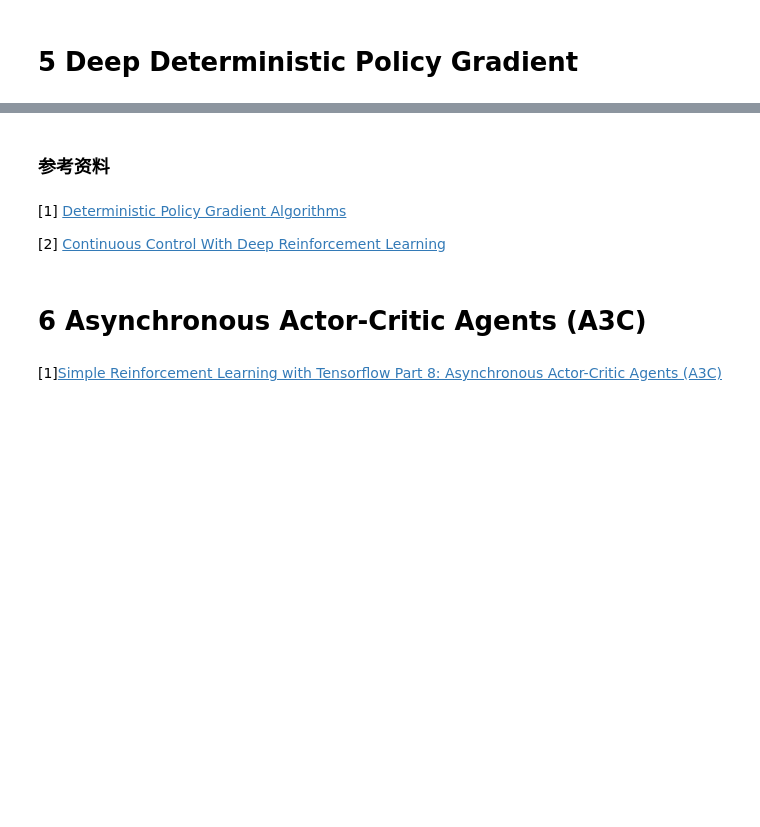
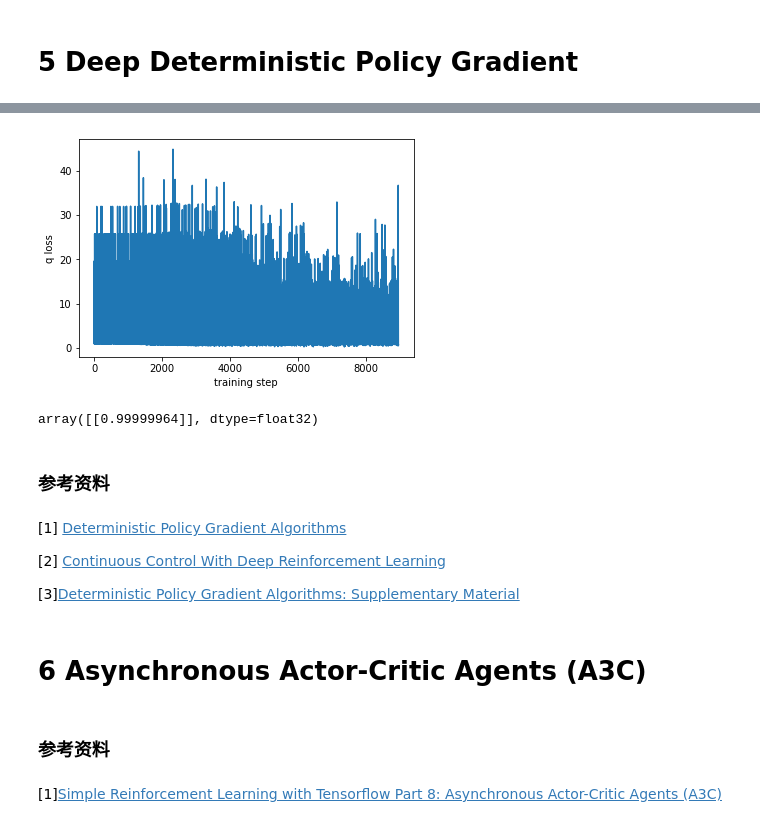
Before and after one commit to Wangjw6/research, a Jupyter notebook: ML/Others/Reinforcement Learning.ipynb, the cells around one changed output, grey strips where cells are left out. Drawn from its saved outputs; the diff is of its cells as text; code cells hidden in the pictures; blank space fills up the shorter version.

```diff
--- a/ML/Others/Reinforcement Learning.ipynb
+++ b/ML/Others/Reinforcement Learning.ipynb
@@ -1355,10 +1575,25 @@ print(sess_.run(model.Qs,feed_dict={model.state:[s]}))
+# %%
+plt.xlabel('training step')
+plt.ylabel('q loss')
+plt.plot(q_loss_set)
+plt.show()
+# %% [output]
+[figure, added]
+# %%
+a_output
+# %% [output]
+array([[0.99999964]], dtype=float32)
 # %% [markdown]
 ### 参考资料
 # %% [markdown]
 [1] [Deterministic Policy Gradient Algorithms](http://proceedings.mlr.press/v32/silver14.pdf)
 
 [2] [Continuous Control With Deep Reinforcement Learning](https://arxiv.org/pdf/1509.02971.pdf)
+
+[3][Deterministic Policy Gradient Algorithms: Supplementary Material](http://proceedings.mlr.press/v32/silver14-supp.pdf)
 # %% [markdown]
 # 6 Asynchronous Actor-Critic Agents (A3C)
+# %% [markdown]
+### 参考资料
 # %% [markdown]
 [1][Simple Reinforcement Learning with Tensorflow Part 8: Asynchronous Actor-Critic Agents (A3C)](https://medium.com/emergent-future/simple-reinforcement-learning-with-tensorflow-part-8-asynchronous-actor-critic-agents-a3c-c88f72a5e9f2)
```
Also changed, not shown: parts of 11 cells of this notebook.
